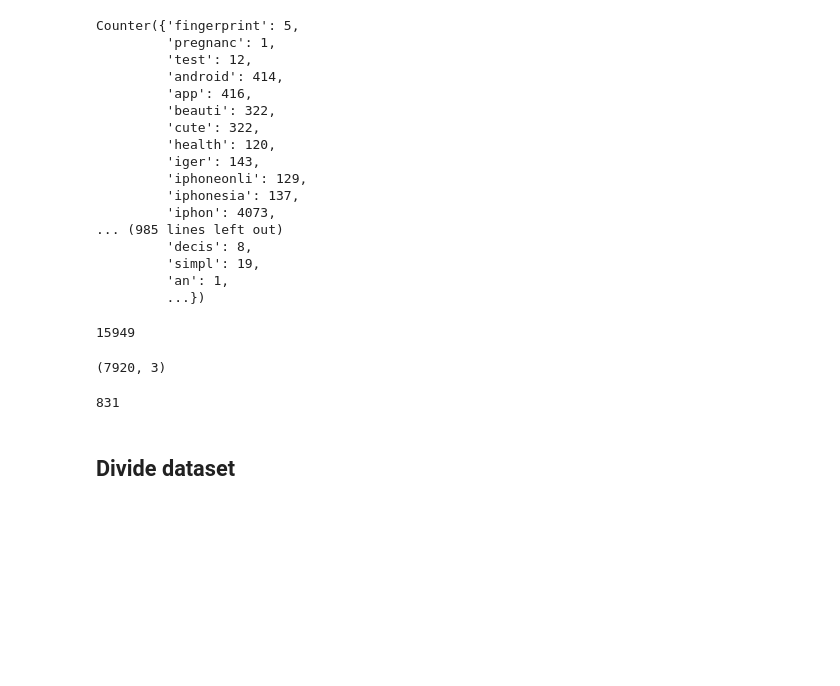
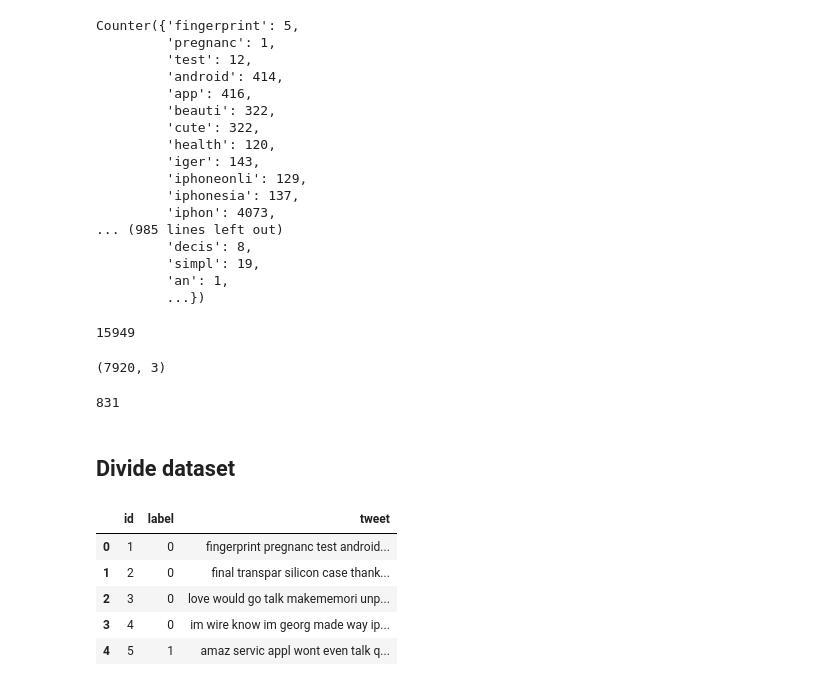
Before and after one commit to Aabidh1/review-sentimental-analysis, a Jupyter notebook: sentimental.ipynb, the cells around one changed output. Drawn from its saved outputs; the diff is of its cells as text; code cells hidden in the pictures; blank space fills up the shorter version.

```diff
--- a/sentimental.ipynb
+++ b/sentimental.ipynb
@@ -211,3 +211,12 @@ def save_vocabulary(lines, filename):
 save_vocabulary(tokens, '../static/model/vocabulary.txt')
 # %% [markdown]
 ## Divide dataset
+# %%
+df.head()
+# %% [output]
+|  | id | label | tweet |
+| 0 | 1 | 0 | fingerprint pregnanc test android... |
+| 1 | 2 | 0 | final transpar silicon case thank... |
+| 2 | 3 | 0 | love would go talk makememori unp... |
+| 3 | 4 | 0 | im wire know im georg made way ip... |
+| 4 | 5 | 1 | amaz servic appl wont even talk q... |
```
Also changed, not shown: parts of 5 cells of this notebook.
